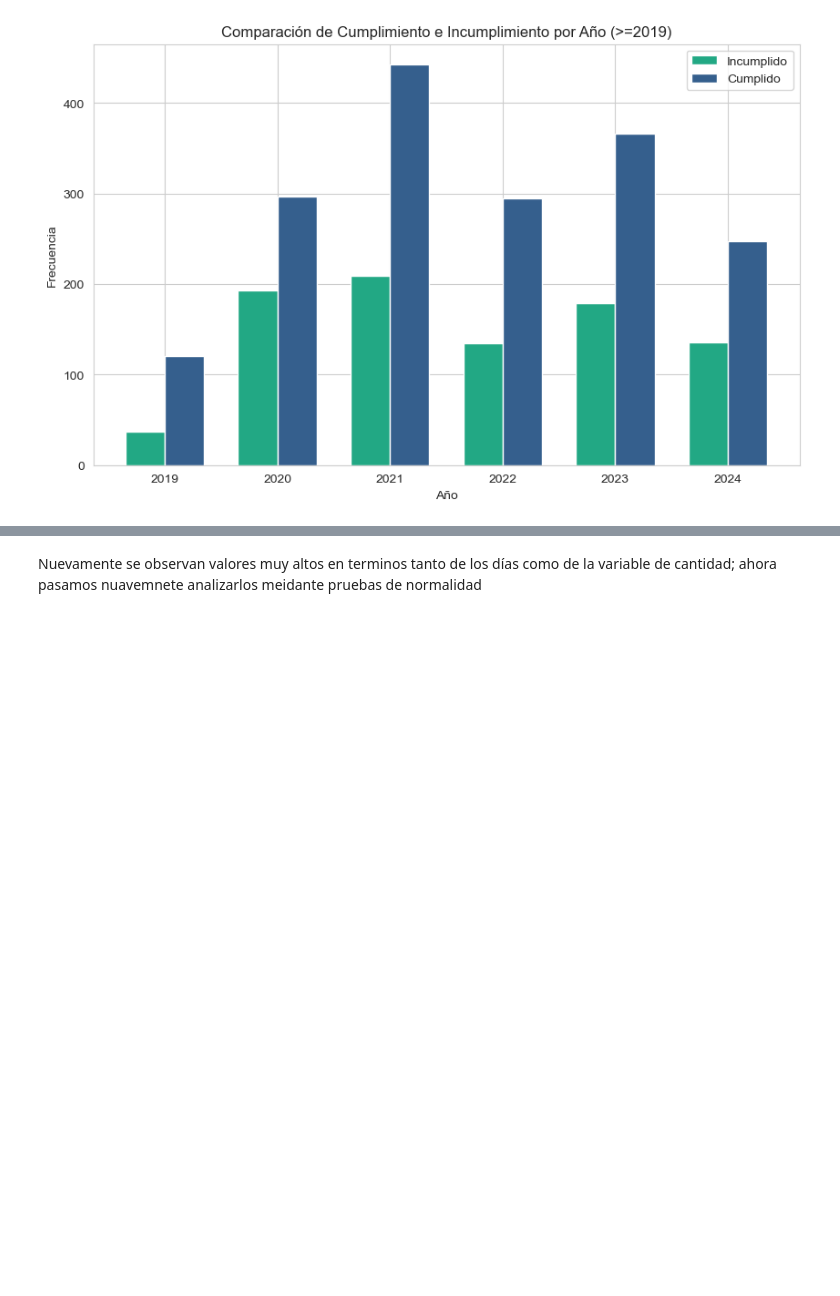
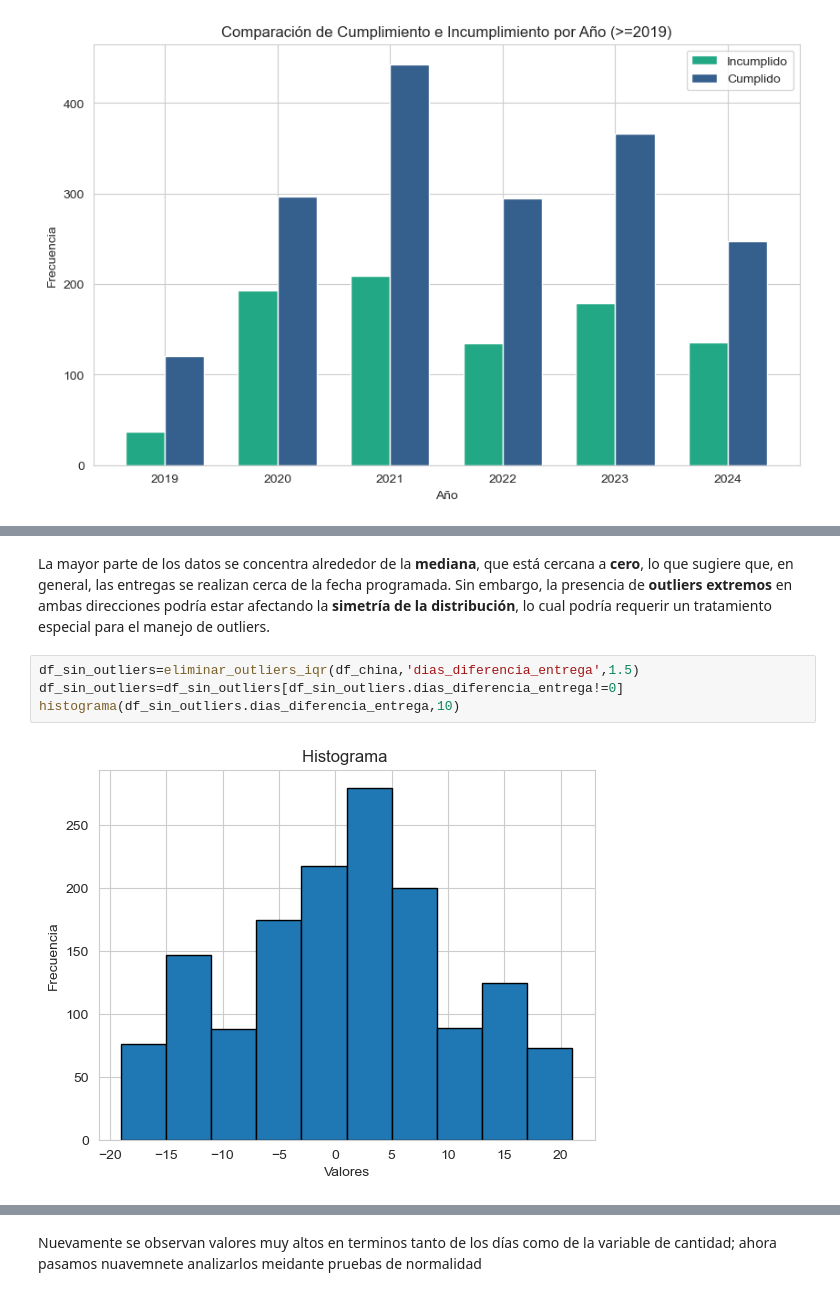
Before and after one commit to Andres-Fonseca/Seminario, a Jupyter notebook: momentos_evaluativos/ME03 - G13 - [1036943998]-[1041152117].ipynb, the cells around one changed output, grey strips where cells are left out. Cells and saved outputs as stored; diff of their text form; blank space fills up the shorter version.

```diff
--- a/momentos_evaluativos/ME03 - G13 - [1036943998]-[1041152117].ipynb
+++ b/momentos_evaluativos/ME03 - G13 - [1036943998]-[1041152117].ipynb
@@ -463,0 +340,8 @@ for column in numerical_columns:
+# %% [markdown]
+La mayor parte de los datos se concentra alrededor de la **mediana**, que está cercana a **cero**, lo que sugiere que, en general, las entregas se realizan cerca de la fecha programada. Sin embargo, la presencia de **outliers extremos** en ambas direcciones podría estar afectando la **simetría de la distribución**, lo cual podría requerir un tratamiento especial para el manejo de outliers.
+# %%
+df_sin_outliers=eliminar_outliers_iqr(df_china,'dias_diferencia_entrega',1.5)
+df_sin_outliers=df_sin_outliers[df_sin_outliers.dias_diferencia_entrega!=0]
+histograma(df_sin_outliers.dias_diferencia_entrega,10)
+# %% [output]
+[figure, added]
```
Also changed, not shown: parts of 77 cells of this notebook.
